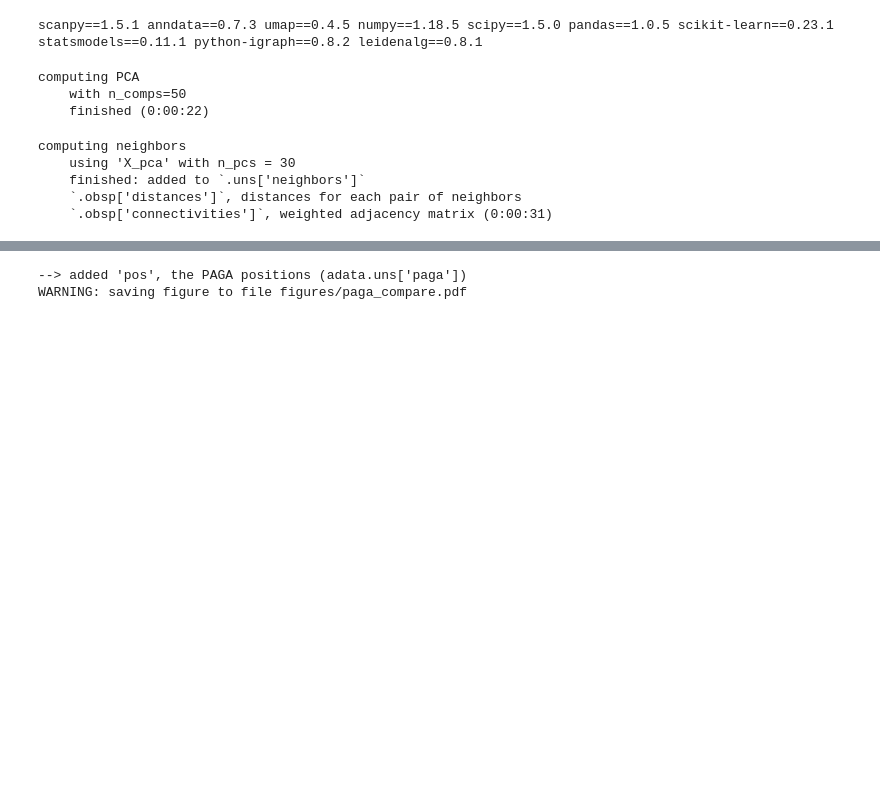
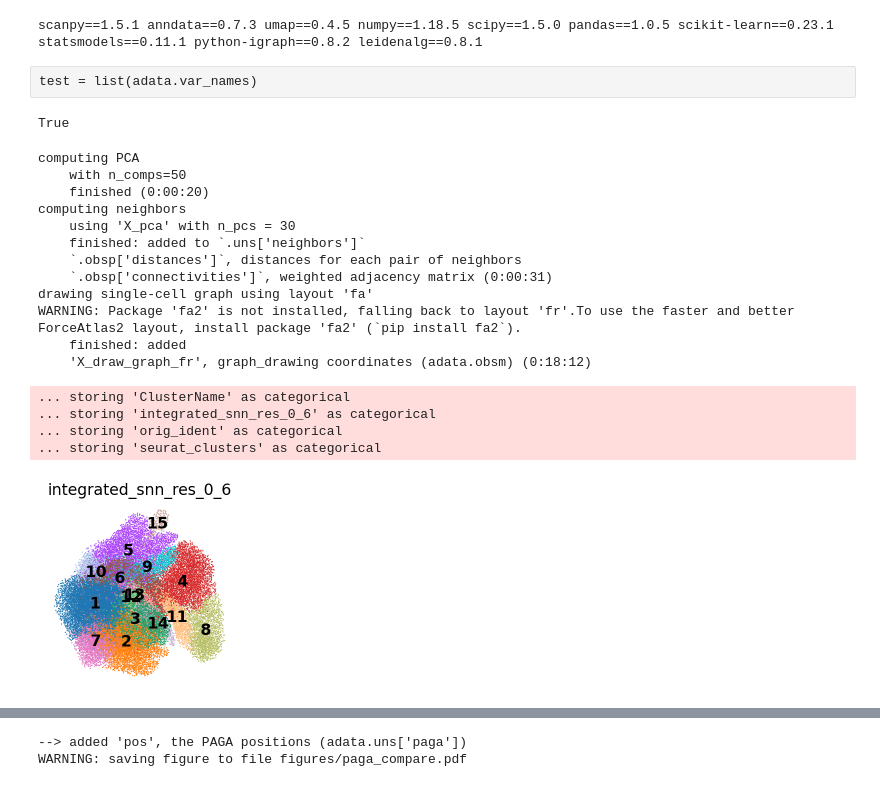
Before and after one commit to SamuelAMiller1/Miller_Policastro_2020_scRNAseq, a Jupyter notebook: paga_colon.ipynb, the cells around one changed output, grey strips where cells are left out. Saved outputs shown, nothing was run; the diff lists cells and outputs as text; code cells hidden in the pictures; blank space fills up the shorter version.

```diff
--- a/paga_colon.ipynb
+++ b/paga_colon.ipynb
@@ -13,20 +13,35 @@ sc.settings.set_figure_params(dpi=80, frameon=False, figsize=(3, 3))  # low dpi
 scanpy==1.5.1 anndata==0.7.3 umap==0.4.5 numpy==1.18.5 scipy==1.5.0 pandas==1.0.5 scikit-learn==0.23.1 statsmodels==0.11.1 python-igraph==0.8.2 leidenalg==0.8.1
 # %%
 adata = sc.read_loom("seurat_integrated_spliced.loom")
-# %%
-sc.tl.pca(adata, svd_solver='arpack')
-# %% [output]
-computing PCA
-    with n_comps=50
-    finished (0:00:22)
+# %% [raw]
+test = list(adata.var_names)
+# %%
+'SCG5' in test
+# %% [output]
+True
 # %%
+sc.tl.pca(adata, svd_solver='arpack')
 sc.pp.neighbors(adata, n_neighbors=30, n_pcs = 30)
+sc.tl.draw_graph(adata)
+sc.pl.draw_graph(adata, color = 'integrated_snn_res_0_6', legend_loc = 'on data')
 # %% [output]
+computing PCA
+    with n_comps=50
+    finished (0:00:20)
 computing neighbors
     using 'X_pca' with n_pcs = 30
     finished: added to `.uns['neighbors']`
     `.obsp['distances']`, distances for each pair of neighbors
     `.obsp['connectivities']`, weighted adjacency matrix (0:00:31)
+drawing single-cell graph using layout 'fa'
+WARNING: Package 'fa2' is not installed, falling back to layout 'fr'.To use the faster and better ForceAtlas2 layout, install package 'fa2' (`pip install fa2`).
+    finished: added
+    'X_draw_graph_fr', graph_drawing coordinates (adata.obsm) (0:18:12)
+... storing 'ClusterName' as categorical
+... storing 'integrated_snn_res_0_6' as categorical
+... storing 'orig_ident' as categorical
+... storing 'seurat_clusters' as categorical
+[figure, added]
 # %%
 sc.tl.paga(adata, groups='integrated_snn_res_0_6')
 # %% [output]
```
Also changed, not shown: parts of 8 cells of this notebook.
